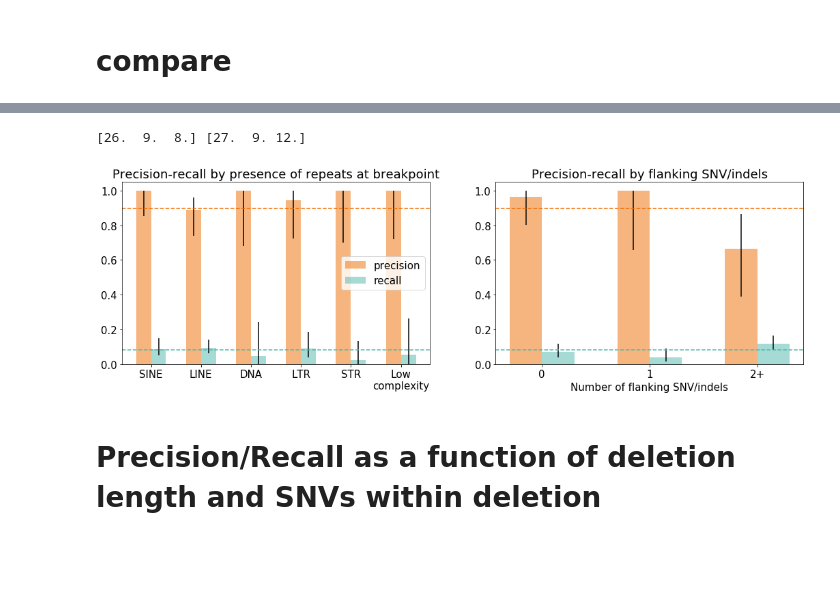
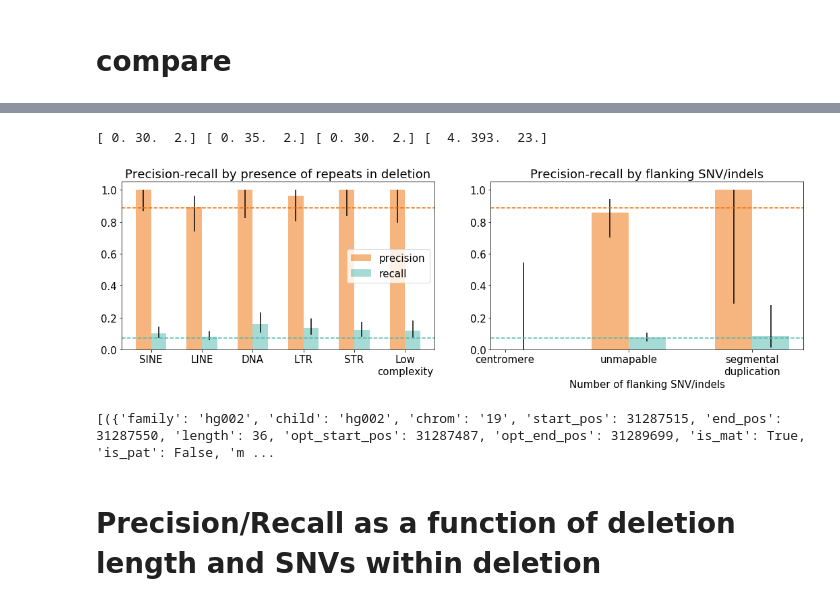
Before and after one commit to kpaskov/PhasingFamilies, a Jupyter notebook: validation/hg002.ipynb, the cells around one changed output, grey strips where cells are left out. Cells and saved outputs as stored; diff of their text form; code cells hidden in the pictures; blank space fills up the shorter version.

```diff
--- a/validation/hg002.ipynb
+++ b/validation/hg002.ipynb
@@ -47,7 +47,7 @@ ped loaded
 deletions = []
 with open('%s/deletions.json' % phase_dir) as f:
     for d in json.load(f):
-        if d['is_inherited'] and not d['is_hts']:
+        if d['is_inherited'] and not d['is_hts'] and d['length']>1000:
             for child in d['trans']:
                 if d['chrom'] in chroms:
                     deletions.append({
@@ -117,8 +117,8 @@ with gzip.open('../data/hg002/HG002_SVs_Tier1_v0.6.vcf.gz', 'rt') as f:
                     if 'MendelianError=TRUE' not in info:
                         start_pos = int(pieces[1])
                         end_pos = [int(x[4:]) for x in info if x.startswith('END=')][0]
-
-                        ground_truth.append({
+                        if end_pos-start_pos > 1000:
+                            ground_truth.append({
                                                                 'family': 'hg002',
                                                                 'child': 'hg002',
                                                                 'chrom': pieces[0],
@@ -555,20 +516,20 @@ fig = plt.figure(figsize=(15, 5))
 ax = plt.subplot(1, 2, 1)
 precision_x, precision_n, recall_x, recall_n = np.zeros((6,)), np.zeros((6,)), np.zeros((6,)), np.zeros((6,))
 
-for i, (f_break, f_int) in enumerate([
-                       (is_sine_break, is_sine_interval),
-                       (is_line_break, is_line_interval),
-                       (is_dna_break, is_dna_interval),
-                       (is_ltr_break, is_ltr_interval),
-                       (is_str_break, is_str_interval),
-                       (is_lc_break, is_lc_interval)]):
+for i, f in enumerate([
+                       is_sine,
+                       is_line,
+                       is_dna,
+                       is_ltr,
+                       is_str,
+                       is_lc]):
     #print(np.sum(f), np.sum(quality_score[f]>0),
     #      np.sum(ytrue[f] & (quality_score[f]>0))/np.sum(ytrue[f]),
     #      np.sum(ytrue[f] & (quality_score[f]>0))/np.sum(quality_score[f]>0))
-    precision_x[i] = np.sum(ytrue[f_int] & (quality_score[f_int]>0))
-    precision_n[i] = np.sum(quality_score[f_int]>0)
-    recall_x[i] = np.sum(ytrue[f_break] & (quality_score[f_break]>0))
-    recall_n[i] = np.sum(ytrue[f_break])
+    precision_x[i] = np.sum(ytrue[f] & (quality_score[f]>0))
+    precision_n[i] = np.sum(quality_score[f]>0)
+    recall_x[i] = np.sum(ytrue[f] & (quality_score[f]>0))
+    recall_n[i] = np.sum(ytrue[f])
 
 precision, precision_ub, precision_lb = get_confint(precision_x, precision_n)
 recall, recall_ub, recall_lb = get_confint(recall_x, recall_n)
@@ -582,53 +543,61 @@ plt.axhline(overall_precision, linestyle='--', color=colors[0])
 plt.axhline(overall_recall, linestyle='--', color=colors[1])
 
 plt.xticks(np.arange(6), ['SINE', 'LINE', 'DNA', 'LTR', 'STR', 'Low\ncomplexity'])
-plt.title('Precision-recall by presence of repeats at breakpoint')
+plt.title('Precision-recall by presence of repeats in deletion')
 #plt.xlabel('Repeat Type')
 plt.legend()
 #plt.ylim(-0.1, 1.1)
 
 plt.subplot(1, 2, 2, sharey=ax)
 
 precision_x, precision_n, recall_x, recall_n = np.zeros((3,)), np.zeros((3,)), np.zeros((3,)), np.zeros((3,))
 
-for i in range(3):
-    precision_x[i] = np.sum(ytrue[np.clip(breakpoint_variants_int, 0, 2)==i] & (quality_score[np.clip(breakpoint_variants_int, 0, 2)==i]>0))
-    precision_n[i] = np.sum(quality_score[np.clip(breakpoint_variants_int, 0, 2)==i]>0)
-    recall_x[i] = np.sum(ytrue[np.clip(breakpoint_variants_break, 0, 2)==i] & (quality_score[np.clip(breakpoint_variants_break, 0, 2)==i]>0))
-    recall_n[i] = np.sum(ytrue[np.clip(breakpoint_variants_break, 0, 2)==i])
-    #print(i, np.sum(f), np.sum(quality_score[f]>0),
-    #          x[i]/precision_n[i], x[i]/recall_n[i]
-    #          )
+for i, f in enumerate([
+                       is_cen,
+                       is_unmap,
+                       is_segdup,
+                       ]):
+    #print(np.sum(f), np.sum(quality_score[f]>0),
+    #      np.sum(ytrue[f] & (quality_score[f]>0))/np.sum(ytrue[f]),
+    #      np.sum(ytrue[f] & (quality_score[f]>0))/np.sum(quality_score[f]>0))
+    precision_x[i] = np.sum(ytrue[f] & (quality_score[f]>0))
+    precision_n[i] = np.sum(quality_score[f]>0)
+    recall_x[i] = np.sum(ytrue[f] & (quality_score[f]>0))
+    recall_n[i] = np.sum(ytrue[f])
 
-print(precision_x, precision_n)
 precision, precision_ub, precision_lb = get_confint(precision_x, precision_n)
 recall, recall_ub, recall_lb = get_confint(recall_x, recall_n)
+print(precision_x, precision_n, recall_x, recall_n)
 
 plt.bar(np.arange(3)-0.15, precision, yerr=(precision-precision_lb, precision_ub-precision),
         width=0.3, alpha=0.5, label='precision', color=colors[0])
 plt.bar(np.arange(3)+0.15, recall, yerr=(recall-recall_lb, recall_ub-recall),
         width=0.3, alpha=0.5, label='recall', color=colors[1])
 
 plt.axhline(overall_precision, linestyle='--', color=colors[0])
 plt.axhline(overall_recall, linestyle='--', color=colors[1])
 
 #plt.plot(np.arange(6), precision, label='precision')
 #plt.fill_between(np.arange(6), precision_lb, precision_ub, alpha=0.1)
 #plt.plot(np.arange(6), recall, label='recall')
 #plt.fill_between(np.arange(6), recall_lb, recall_ub, alpha=0.1)
 
-plt.xticks(np.arange(3), ['0', '1', '2+'])
+plt.xticks(np.arange(3), ['centromere', 'unmapable', 'segmental\nduplication'])
 plt.title('Precision-recall by flanking SNV/indels')
 #plt.legend()
 plt.xlabel('Number of flanking SNV/indels')
 #plt.ylim(None, 1.1)
 
 #plt.show()
 plt.tight_layout()
-fig.savefig('../plots/breakpoints.png', dpi=fig.dpi)
+fig.savefig('../plots/hard-to-sequence.png', dpi=fig.dpi)
 # %% [output]
-[26.  9.  8.] [27.  9. 12.]
+[ 0. 30.  2.] [ 0. 35.  2.] [ 0. 30.  2.] [  4. 393.  23.]
-[figure, old version]
+[figure, new version]
+# %%
+print([all_deletions[i] for i in np.where(is_cen)[0]])
+# %% [output]
+[({'family': 'hg002', 'child': 'hg002', 'chrom': '19', 'start_pos': 31287515, 'end_pos': 31287550, 'length': 36, 'opt_start_pos': 31287487, 'opt_end_pos': 31289699, 'is_mat': True, 'is_pat': False, 'm ...
 # %% [markdown]
 # Precision/Recall as a function of deletion length and SNVs within deletion
 # %%
```
Also changed, not shown: parts of 22 cells of this notebook, 5 other files.
